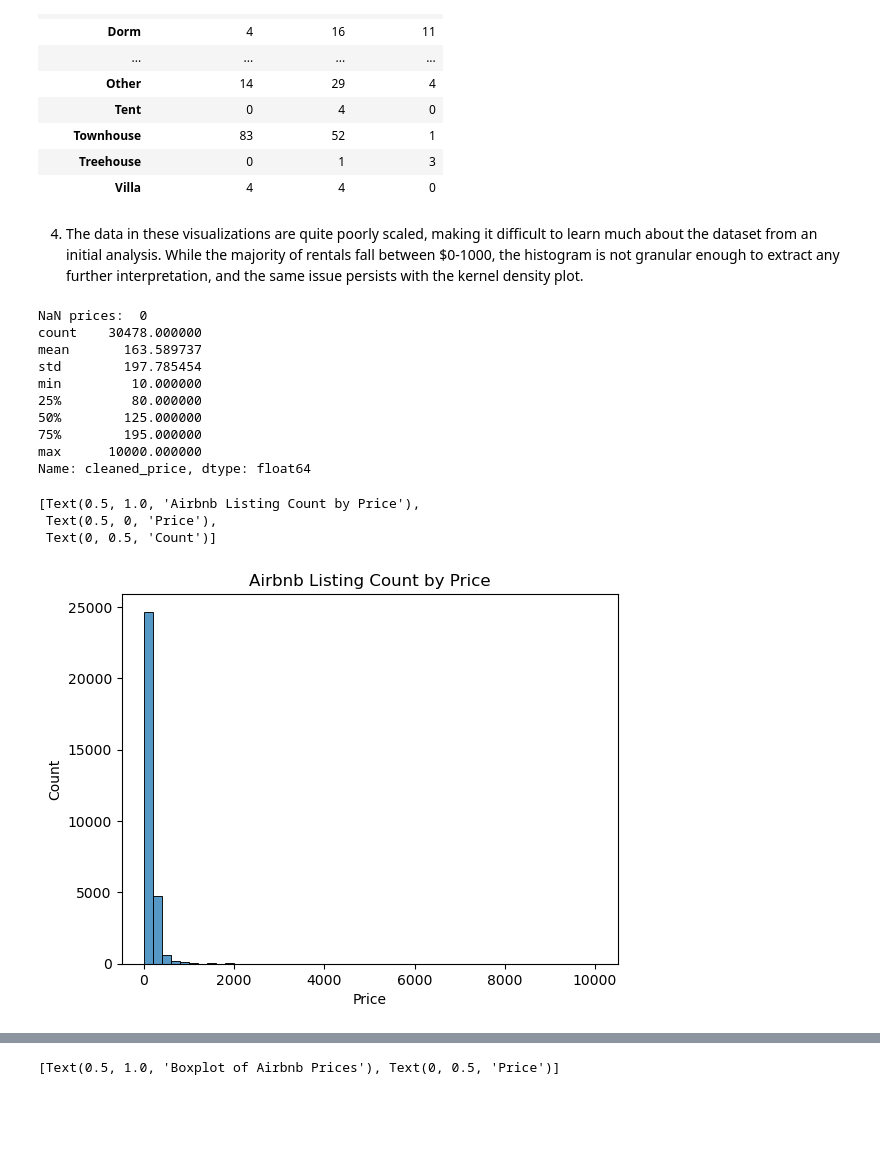
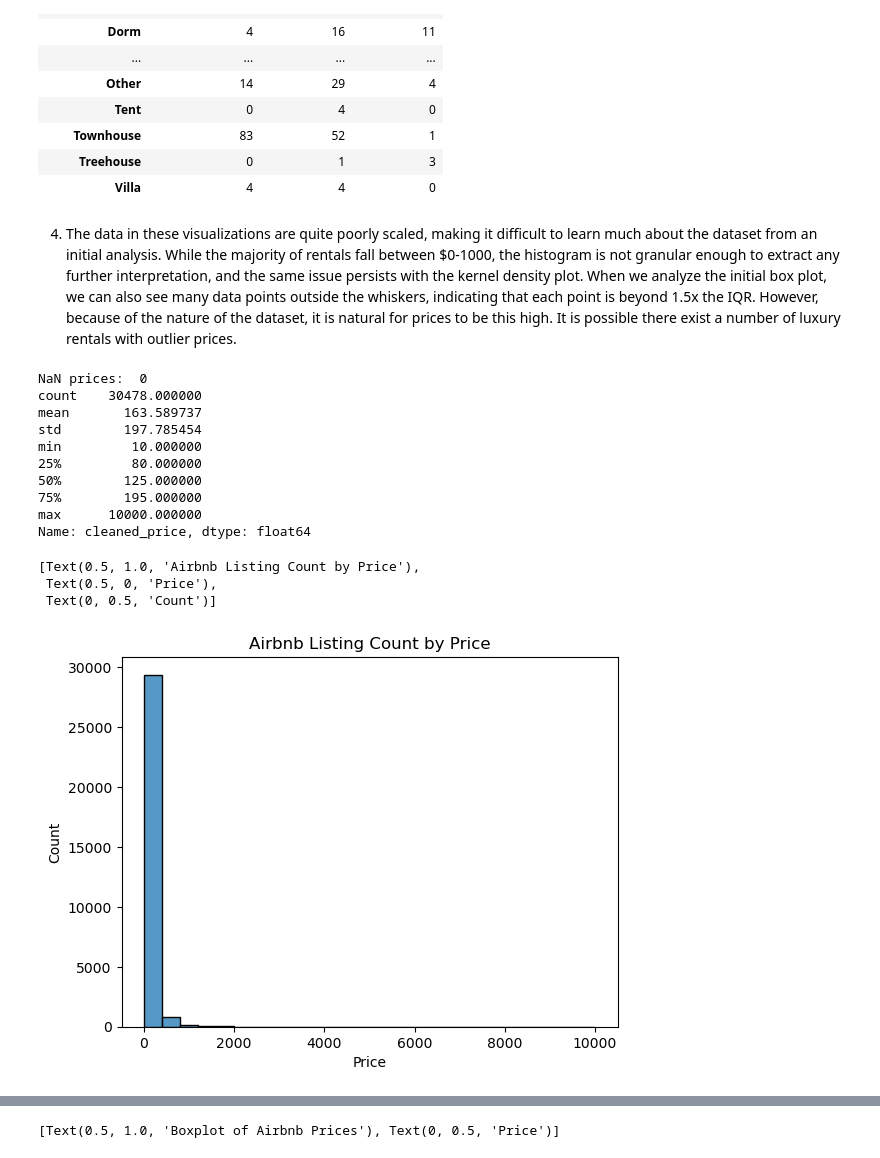
Before and after one commit to Jonuhthan/eda_assignment, a Jupyter notebook: assignment.ipynb, the cells around one changed output, grey strips where cells are left out. Saved outputs shown, nothing was run; the diff lists cells and outputs as text; code cells hidden in the pictures; blank space fills up the shorter version.

```diff
--- a/assignment.ipynb
+++ b/assignment.ipynb
@@ -129,39 +129,39 @@ pd.crosstab(df_airbnb["Property Type"], df_airbnb["Room Type"])
 | Treehouse | 0 | 1 | 3 |
 | Villa | 4 | 4 | 0 |
 # %% [markdown]
-4. The data in these visualizations are quite poorly scaled, making it difficult to learn much about the dataset from an initial analysis. While the majority of rentals fall between $0-1000, the histogram is not granular enough to extract any further interpretation, and the same issue persists with the kernel density plot.
+4. The data in these visualizations are quite poorly scaled, making it difficult to learn much about the dataset from an initial analysis. While the majority of rentals fall between $0-1000, the histogram is not granular enough to extract any further interpretation, and the same issue persists with the kernel density plot. When we analyze the initial box plot, we can also see many data points outside the whiskers, indicating that each point is beyond 1.5x the IQR. However, because of the nature of the dataset, it is natural for prices to be this high. It is possible there exist a number of luxury rentals with outlier prices.
 # %%
 # clean "Price" variable
 df_airbnb["cleaned_price"] = df_airbnb["Price"].str.replace(",", "")
 df_airbnb["cleaned_price"] = pd.to_numeric(df_airbnb["cleaned_price"], errors="coerce")
 df_airbnb_cleaned = df_airbnb[df_airbnb['cleaned_price'] > 0]
 
 # no NaN values
 print("NaN prices: ", df_airbnb_cleaned["cleaned_price"].isna().sum())
 
 # statistical description
 print(df_airbnb_cleaned["cleaned_price"].describe())
 
 # histogram
-fig = sns.histplot(df_airbnb_cleaned["cleaned_price"], bins=50)
+fig = sns.histplot(df_airbnb_cleaned["cleaned_price"], bins=25)
 fig.set(title='Airbnb Listing Count by Price',
 xlabel='Price',
 ylabel='Count')
 # %% [output]
 NaN prices:  0
 count    30478.000000
 mean       163.589737
 std        197.785454
 min         10.000000
 25%         80.000000
 50%        125.000000
 75%        195.000000
 max      10000.000000
 Name: cleaned_price, dtype: float64
 [Text(0.5, 1.0, 'Airbnb Listing Count by Price'),
  Text(0.5, 0, 'Price'),
  Text(0, 0.5, 'Count')]
-[figure, old version]
+[figure, new version]
 # %%
 # kernel density plot
 fig = sns.kdeplot(df_airbnb_cleaned["cleaned_price"])
```
Also changed, not shown: parts of 17 cells of this notebook.
